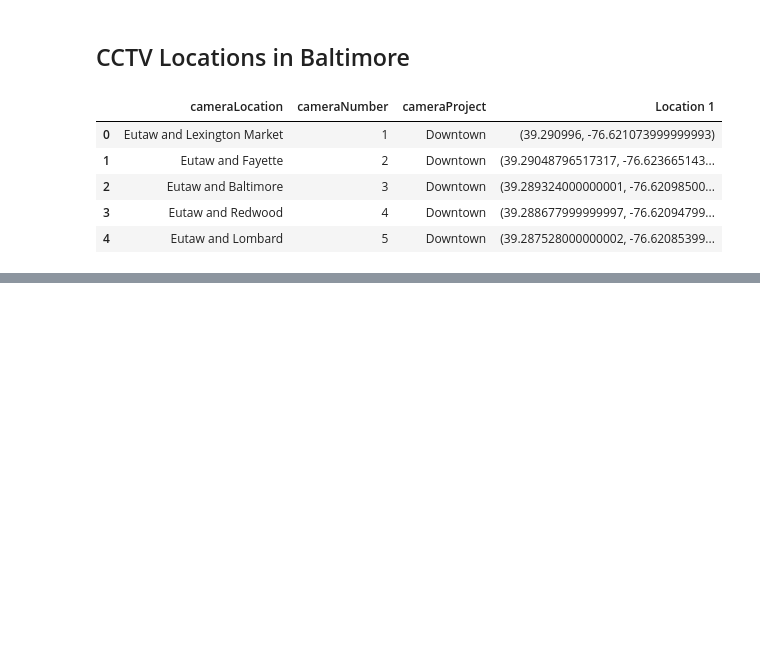
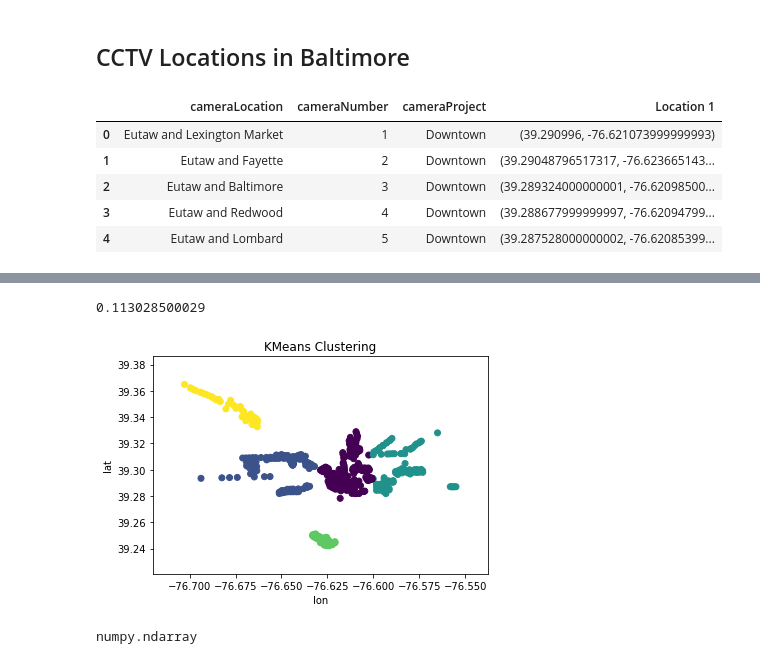
Before and after one commit to nichollsbr/baltimore-transit, a Jupyter notebook: CCTV_Locations.ipynb, the cells around one changed output, grey strips where cells are left out. Saved outputs shown, nothing was run; the diff lists cells and outputs as text; code cells hidden in the pictures; blank space fills up the shorter version.

Commit message:
cctv locations vs traffic-related arrest locations

```diff
--- a/CCTV_Locations.ipynb
+++ b/CCTV_Locations.ipynb
@@ -68,0 +188,8 @@ iplot( fig, validate=False, filename='CCTV_Locations' )
+# %%
+cctv = pd.read_csv("CCTV_Locations.csv")
+
+cctv['lat'] = pd.DataFrame(cctv_lat)
+cctv['lon'] = pd.DataFrame(cctv_lon)
+del cctv['Location 1']
+
+cctv.head()
@@ -68,0 +203,5 @@ iplot( fig, validate=False, filename='CCTV_Locations' )
+# %%
+kmeans = KMeans(n_clusters=5).fit(cctv[['lat', 'lon']])
+# %%
+km_clusters = kmeans.labels_
+km_clusters
@@ -68,0 +226,21 @@ iplot( fig, validate=False, filename='CCTV_Locations' )
+# %%
+print(kmeans.inertia_)
+# %% [output]
+0.113028500029
+# %%
+def kmeans_scatterplot(x, y, map_col, label_x, label_y):
+    plt.scatter(x, y, c=map_col)
+    plt.xlabel(label_x)
+    plt.ylabel(label_y)
+    plt.title('KMeans Clustering')
+    plt.show()
+# %%
+kmeans_scatterplot(cctv_lon, cctv_lat, km_clusters, 'lon', 'lat')
+# %% [output]
+[figure, added]
+# %%
+cctv_cluster_centers = kmeans.cluster_centers_
+
+type(cctv_cluster_centers)
+# %% [output]
+numpy.ndarray
```
Also changed, not shown: parts of 16 cells of this notebook.
